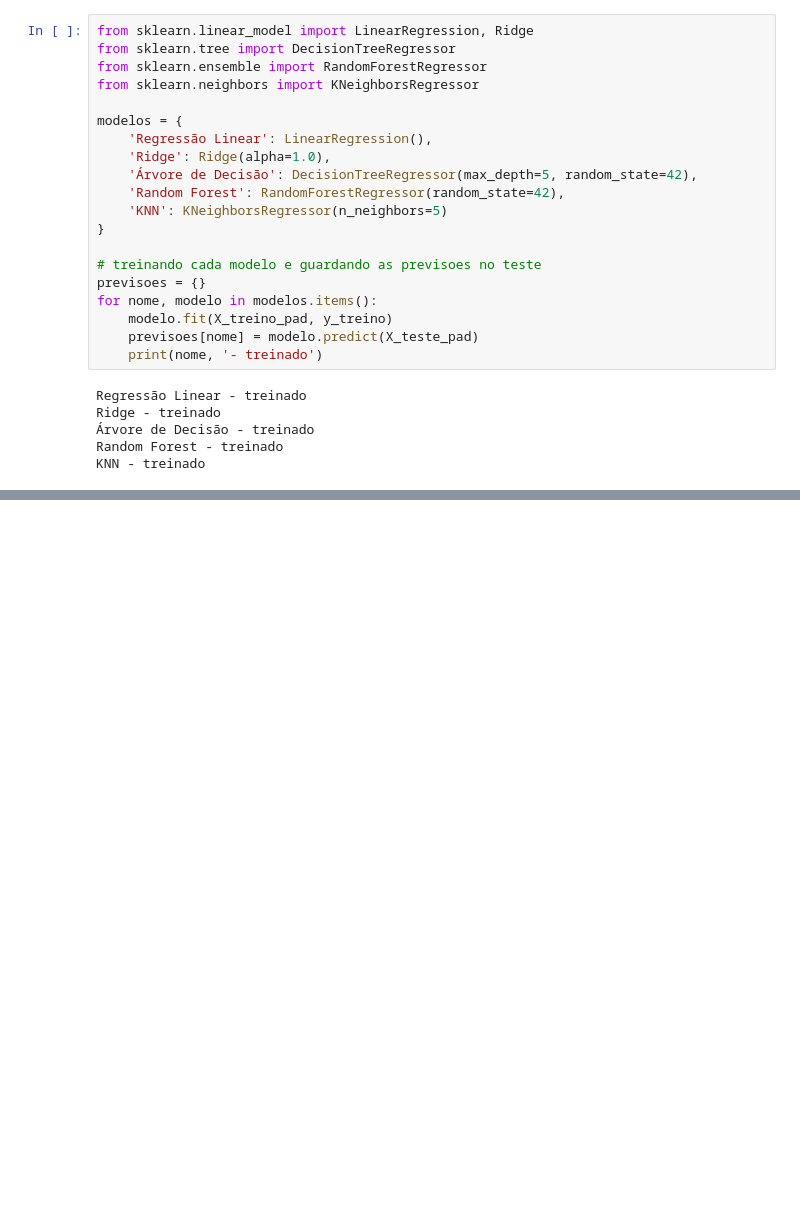
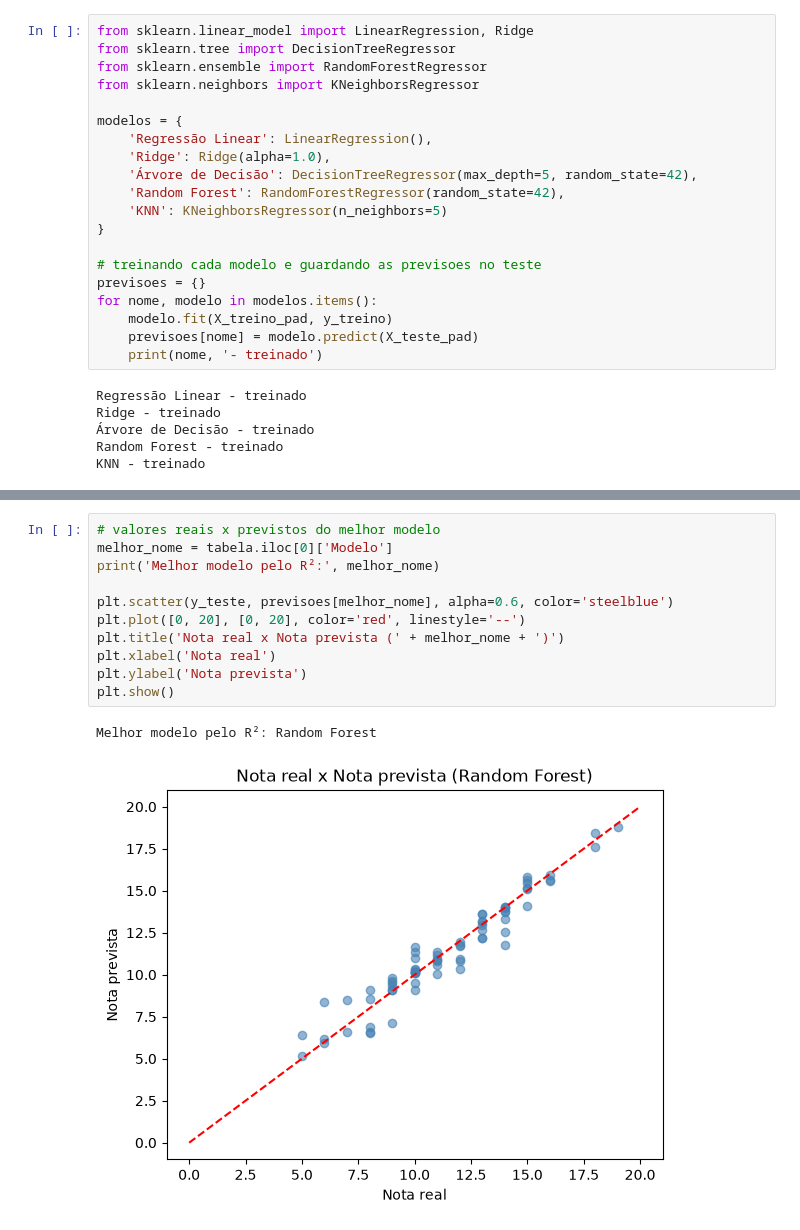
Before and after one commit to JlucasFaria/projeto-ml, a Jupyter notebook: notebooks/04_notas_alunos.ipynb, the cells around one changed output, grey strips where cells are left out. Saved outputs shown, nothing was run; the diff lists cells and outputs as text; blank space fills up the shorter version.

```diff
--- a/notebooks/04_notas_alunos.ipynb
+++ b/notebooks/04_notas_alunos.ipynb
@@ -259,0 +305,14 @@ KNN - treinado
+# %%
+# valores reais x previstos do melhor modelo
+melhor_nome = tabela.iloc[0]['Modelo']
+print('Melhor modelo pelo R²:', melhor_nome)
+
+plt.scatter(y_teste, previsoes[melhor_nome], alpha=0.6, color='steelblue')
+plt.plot([0, 20], [0, 20], color='red', linestyle='--')
+plt.title('Nota real x Nota prevista (' + melhor_nome + ')')
+plt.xlabel('Nota real')
+plt.ylabel('Nota prevista')
+plt.show()
+# %% [output]
+Melhor modelo pelo R²: Random Forest
+[figure, added]
```
Also changed, not shown: parts of 7 cells of this notebook.
